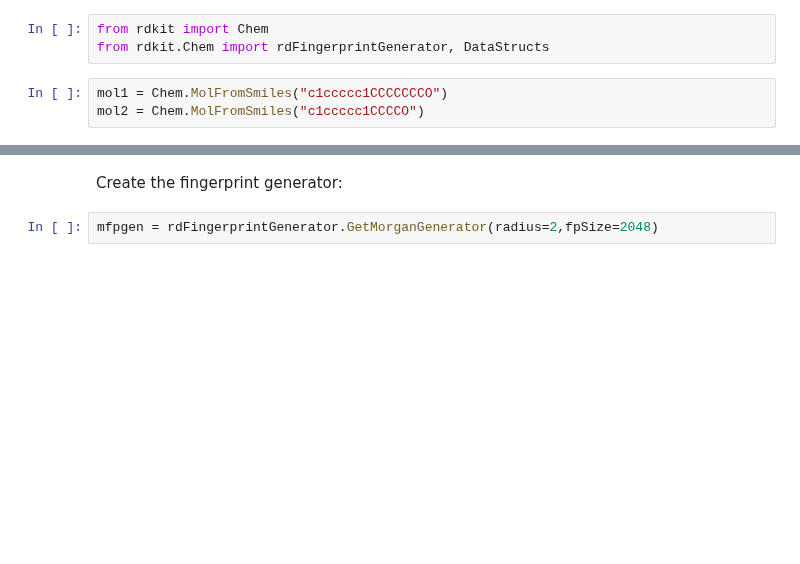
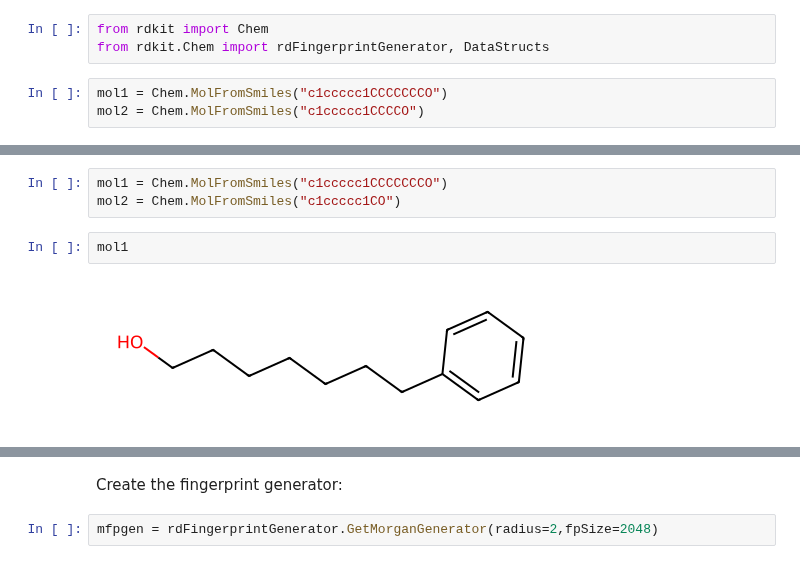
Before and after one commit to shiziyao/ChemicalDataScience103, a Jupyter notebook: lectures/session12/materials/fingerprints.ipynb, the cells around one changed output, grey strips where cells are left out. Drawn from its saved outputs; the diff is of its cells as text; blank space fills up the shorter version.

```diff
--- a/lectures/session12/materials/fingerprints.ipynb
+++ b/lectures/session12/materials/fingerprints.ipynb
@@ -10,0 +19,7 @@ mol2 = Chem.MolFromSmiles("c1ccccc1CCCCO")
+# %%
+mol1 = Chem.MolFromSmiles("c1ccccc1CCCCCCCO")
+mol2 = Chem.MolFromSmiles("c1ccccc1CO")
+# %%
+mol1
+# %% [output]
+[figure, added]
```
Also changed, not shown: parts of 7 cells of this notebook, 1 other file.
